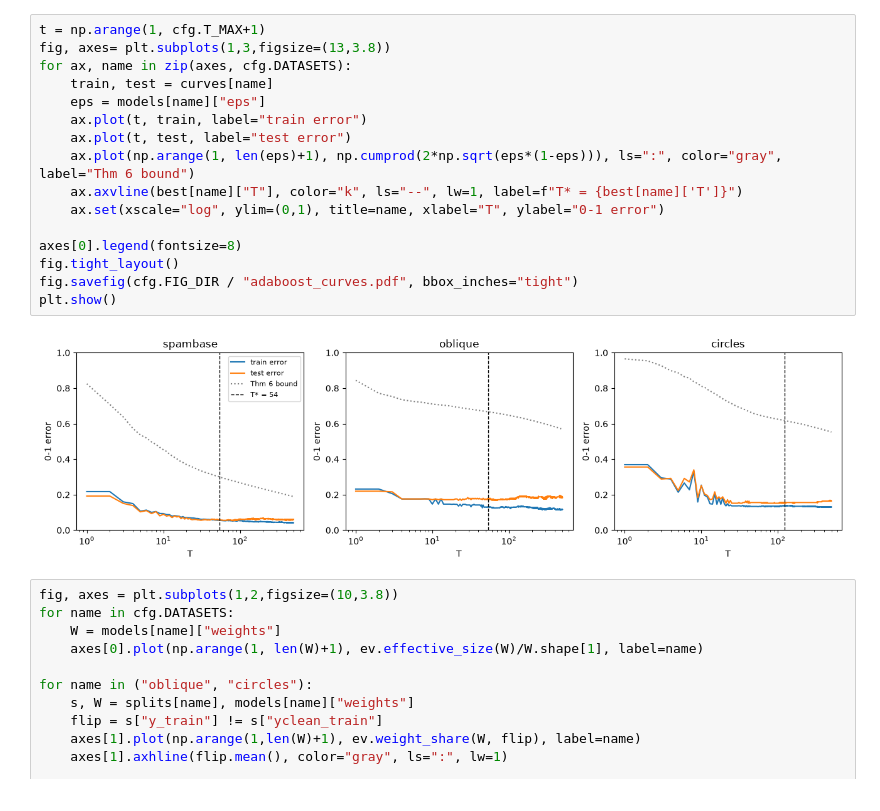
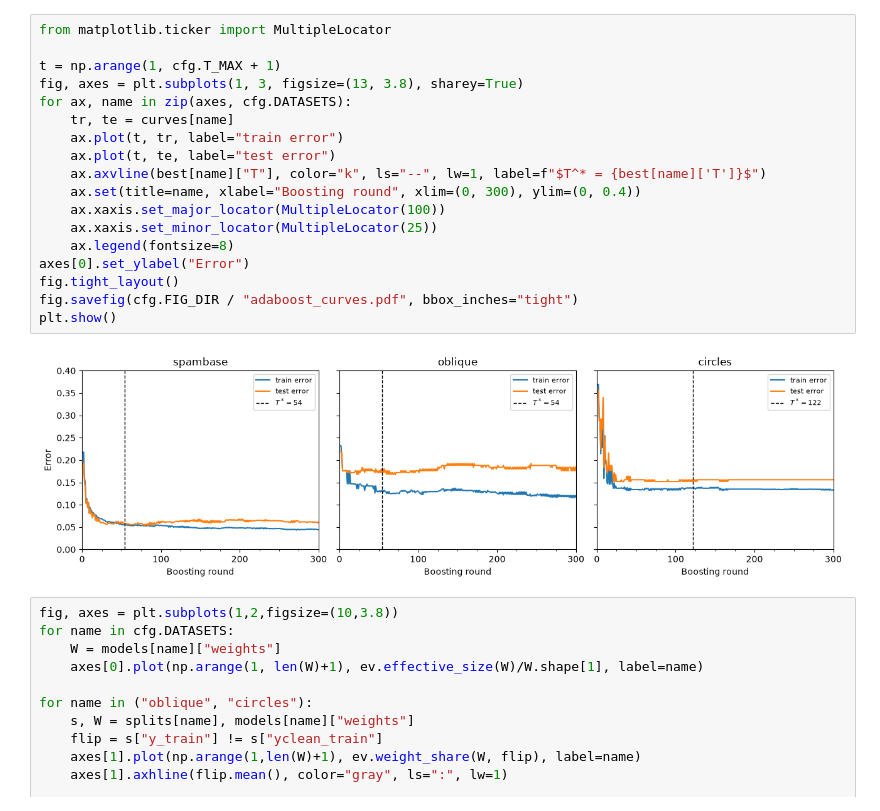
Before and after one commit to MarcoColan01/project-SM4ML2526, a Jupyter notebook: notebooks/3_adaboost.ipynb, the cells around one changed output. Cells and saved outputs as stored; diff of their text form.

```diff
--- a/notebooks/3_adaboost.ipynb
+++ b/notebooks/3_adaboost.ipynb
@@ -40,21 +39,23 @@ circles: T* = 122, train 0.137 / test 0.156; T = 500: train 0.131 / test 0.164 (
 # %%
-t = np.arange(1, cfg.T_MAX+1)
-fig, axes= plt.subplots(1,3,figsize=(13,3.8))
+from matplotlib.ticker import MultipleLocator
+
+t = np.arange(1, cfg.T_MAX + 1)
+fig, axes = plt.subplots(1, 3, figsize=(13, 3.8), sharey=True)
 for ax, name in zip(axes, cfg.DATASETS):
-    train, test = curves[name]
-    eps = models[name]["eps"]
-    ax.plot(t, train, label="train error")
-    ax.plot(t, test, label="test error")
-    ax.plot(np.arange(1, len(eps)+1), np.cumprod(2*np.sqrt(eps*(1-eps))), ls=":", color="gray", label="Thm 6 bound")
-    ax.axvline(best[name]["T"], color="k", ls="--", lw=1, label=f"T* = {best[name]['T']}")
-    ax.set(xscale="log", ylim=(0,1), title=name, xlabel="T", ylabel="0-1 error")
-
-axes[0].legend(fontsize=8)
+    tr, te = curves[name]
+    ax.plot(t, tr, label="train error")
+    ax.plot(t, te, label="test error")
+    ax.axvline(best[name]["T"], color="k", ls="--", lw=1, label=f"$T^* = {best[name]['T']}$")
+    ax.set(title=name, xlabel="Boosting round", xlim=(0, 300), ylim=(0, 0.4))
+    ax.xaxis.set_major_locator(MultipleLocator(100))
+    ax.xaxis.set_minor_locator(MultipleLocator(25))
+    ax.legend(fontsize=8)
+axes[0].set_ylabel("Error")
 fig.tight_layout()
 fig.savefig(cfg.FIG_DIR / "adaboost_curves.pdf", bbox_inches="tight")
 plt.show()
 # %% [output]
-[figure, old version]
+[figure, new version]
 # %%
 fig, axes = plt.subplots(1,2,figsize=(10,3.8))
 for name in cfg.DATASETS:
```
Also changed, not shown: parts of 5 cells of this notebook, 3 other files.
